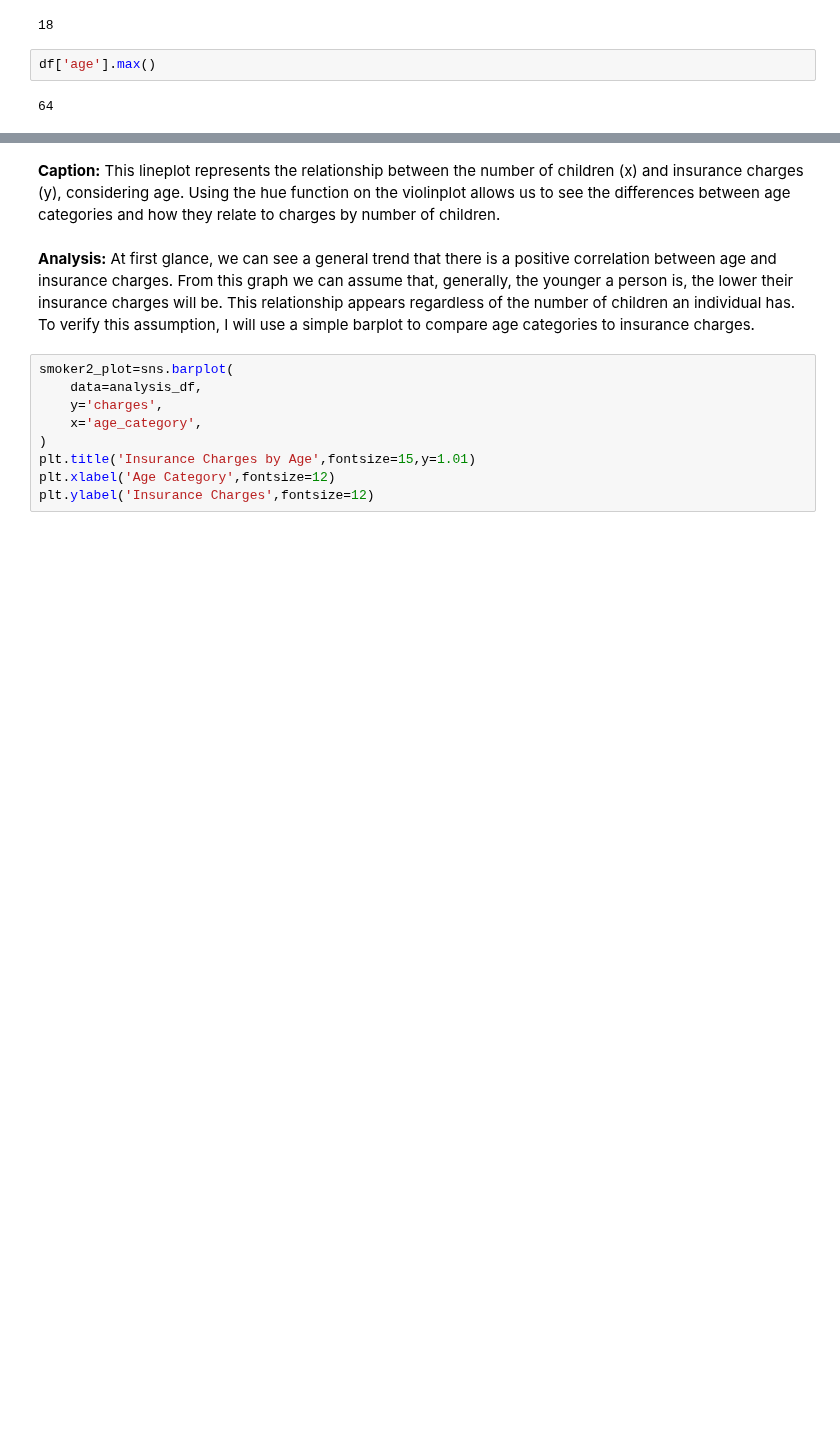
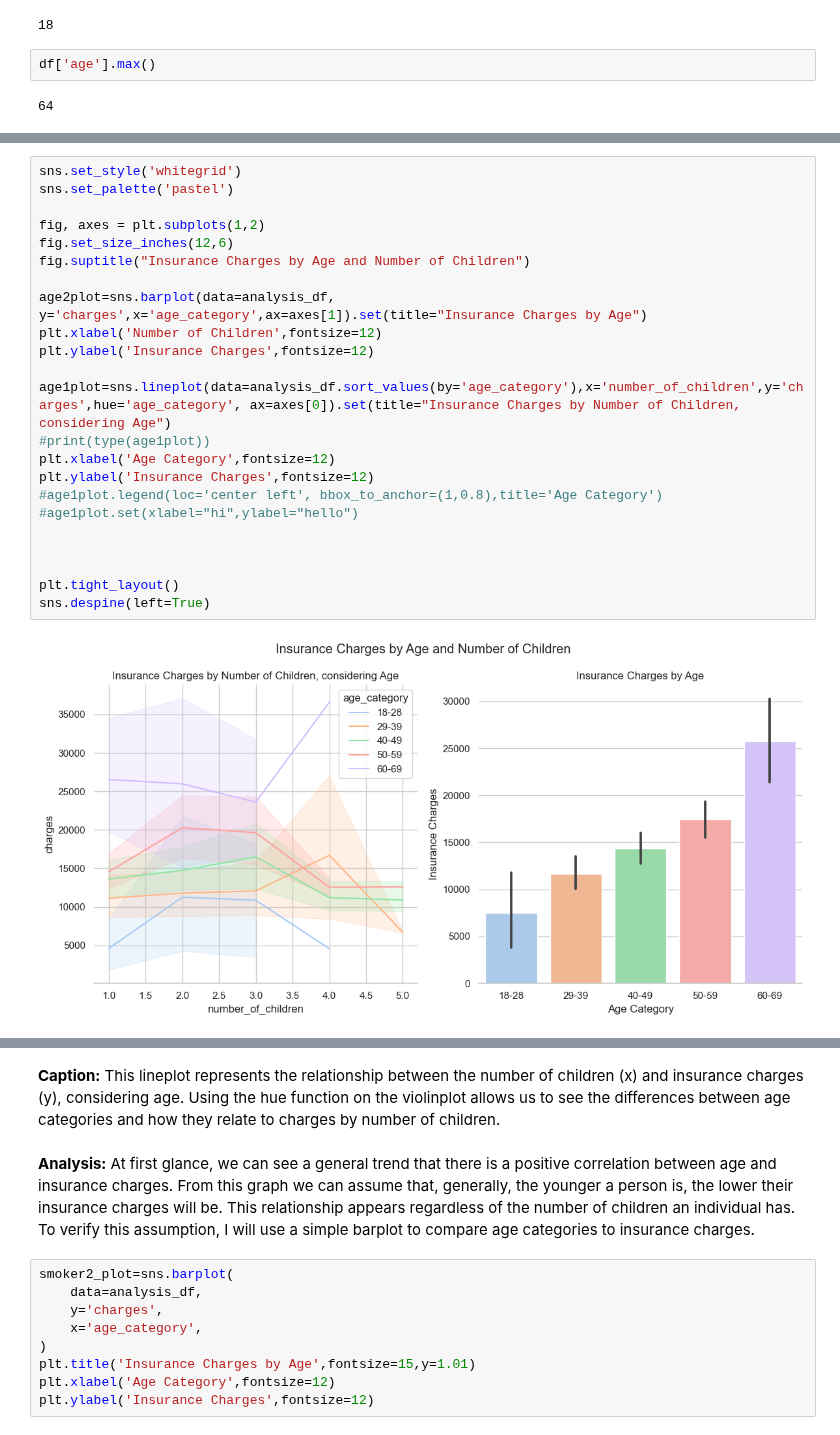
Before and after one commit to ubco-W2022T2-data301/project-group-group25, a Jupyter notebook: analysis/analysis3.ipynb, the cells around one changed output, grey strips where cells are left out. Saved outputs shown, nothing was run; the diff lists cells and outputs as text; blank space fills up the shorter version.

```diff
--- a/analysis/analysis3.ipynb
+++ b/analysis/analysis3.ipynb
@@ -530 +505,26 @@ df['age'].max()
+# %%
+sns.set_style('whitegrid')
+sns.set_palette('pastel')
+
+fig, axes = plt.subplots(1,2)
+fig.set_size_inches(12,6)
+fig.suptitle("Insurance Charges by Age and Number of Children")
+
+age2plot=sns.barplot(data=analysis_df, y='charges',x='age_category',ax=axes[1]).set(title="Insurance Charges by Age")
+plt.xlabel('Number of Children',fontsize=12)
+plt.ylabel('Insurance Charges',fontsize=12)
+
+age1plot=sns.lineplot(data=analysis_df.sort_values(by='age_category'),x='number_of_children',y='charges',hue='age_category', ax=axes[0]).set(title="Insurance Charges by Number of Children, considering Age")
+#print(type(age1plot))
+plt.xlabel('Age Category',fontsize=12)
+plt.ylabel('Insurance Charges',fontsize=12)
+#age1plot.legend(loc='center left', bbox_to_anchor=(1,0.8),title='Age Category')
+#age1plot.set(xlabel="hi",ylabel="hello")
+
+
+
+plt.tight_layout()
+sns.despine(left=True)
+# %% [output]
+[figure, added]
 # %%
```
Also changed, not shown: parts of 21 cells of this notebook.
